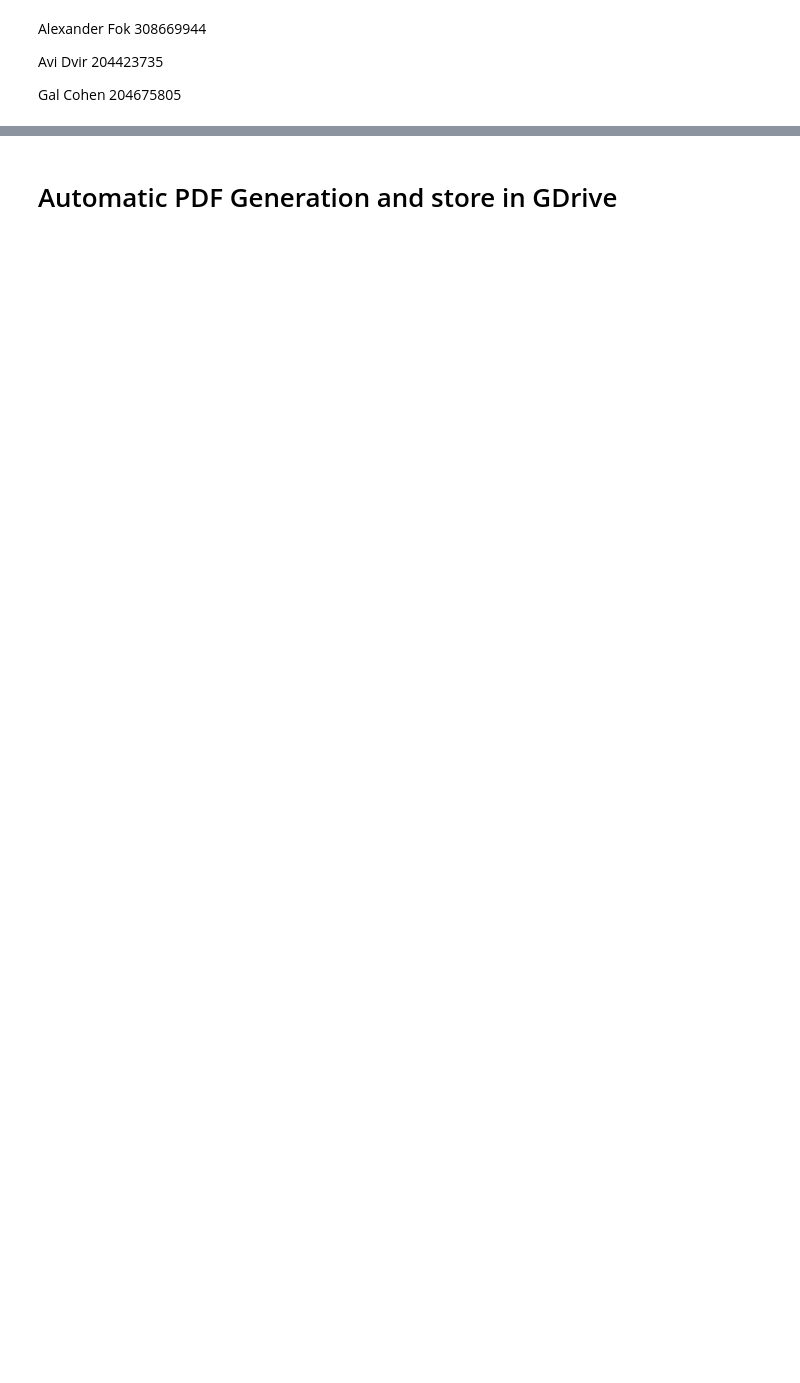
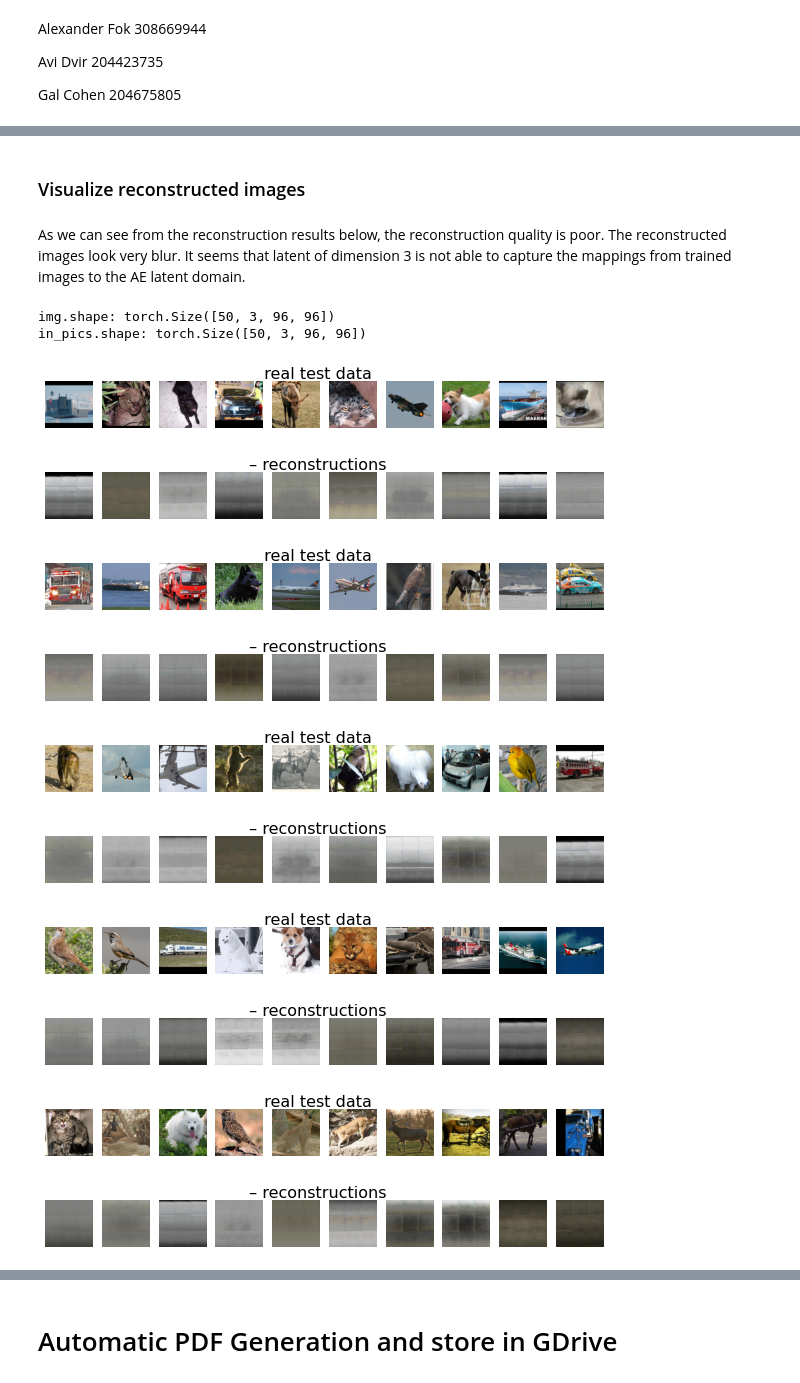
Before and after one commit to alexfok/IntroDeepLearning2022, a Jupyter notebook: IDL_Project_v1.ipynb, the cells around one changed output, grey strips where cells are left out. Saved outputs shown, nothing was run; the diff lists cells and outputs as text; code cells hidden in the pictures; blank space fills up the shorter version.

```diff
--- a/IDL_Project_v1.ipynb
+++ b/IDL_Project_v1.ipynb
@@ -830,0 +1241,51 @@ get_correct_incorrect_pairs(test_m_data, 'Man')
+# %% [markdown]
+### Visualize reconstructed images
+# %% [markdown]
+As we can see from the reconstruction results below, the reconstruction quality is poor. The reconstructed images look very blur. It seems that latent of dimension 3 is not able to capture the mappings from trained images to the AE latent domain.
+# %%
+def display_images(imgs, x_recon = None, X=1, label='', count=False):
+    in_pics = imgs.data.cpu()
+    if x_recon is not None:
+      out_pics = x_recon.data.cpu()
+    print(f'in_pics.shape: {in_pics.shape}')
+    Y = len(in_pics)//X
+    for i in range(X):
+      plt.figure(figsize=(10, 1.1))
+      plt.suptitle(label + ' real test data', fontsize=16)
+      for j in range(Y):
+          plt.subplot(1,Y,j+1)
+
+          N, C, H, W = in_pics.shape
+          in_pic = in_pics.view(N,H,W,C)[j+Y*i]
+          plt.imshow(in_pic)
+          plt.axis('off')
+      if x_recon is not None:
+          plt.figure(figsize=(10, 1.1))
+          plt.suptitle(label + ' – reconstructions', fontsize=16)
+          for j in range(Y):
+              plt.subplot(1,Y,j+1)
+              N, C, H, W = out_pics.shape
+              out_pic = out_pics.view(N,H,W,C)[j+Y*i]
+              plt.imshow(out_pic)
+              plt.axis('off')
+
+
+#print(f'Sample images:')
+#show(img.cpu())
+#print(f'Recon of Sample images:')
+#show(x_recon.cpu())
+print(f'img.shape: {img_stl10.shape}')
+display_images(img_stl10, x_recon_stl10, X=5, label='', count=False)
+# %% [output]
+img.shape: torch.Size([50, 3, 96, 96])
+in_pics.shape: torch.Size([50, 3, 96, 96])
+[figure, added]
+[figure, added]
+[figure, added]
+[figure, added]
+[figure, added]
+[figure, added]
+[figure, added]
+[figure, added]
+[figure, added]
+[figure, added]
```
Also changed, not shown: parts of 114 cells of this notebook.
